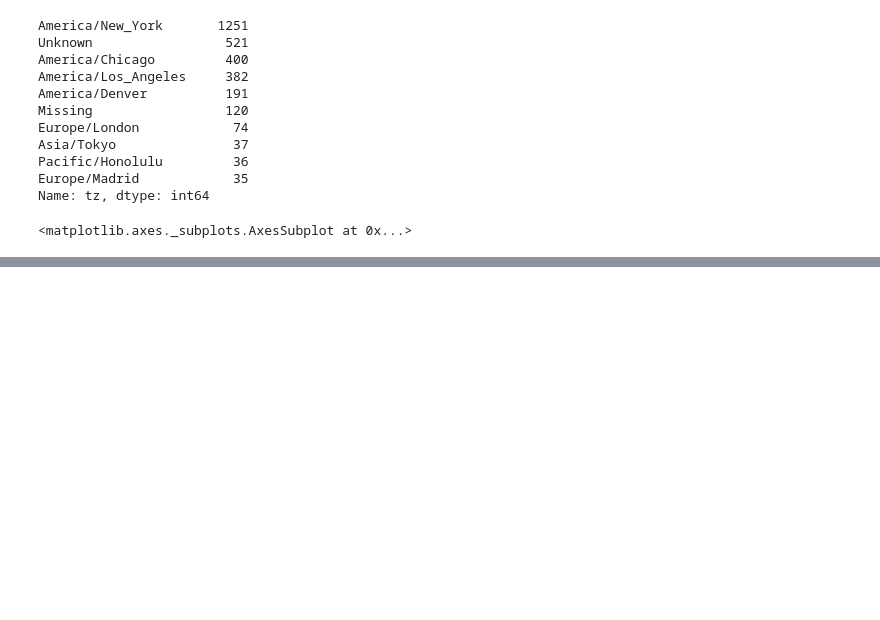
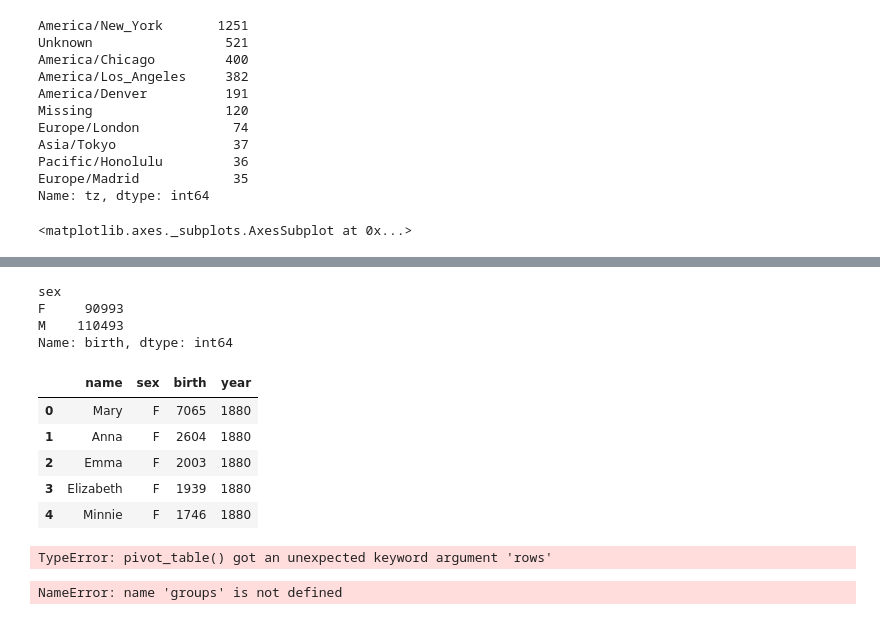
Before and after one commit to siddshah101/pydata-book, a Jupyter notebook: Chapter 2.ipynb, the cells around one changed output, grey strips where cells are left out. Drawn from its saved outputs; the diff is of its cells as text; code cells hidden in the pictures; blank space fills up the shorter version.

```diff
--- a/Chapter 2.ipynb
+++ b/Chapter 2.ipynb
@@ -175,0 +232,31 @@ tz_counts[:10].plot(kind = 'barh', rot=0)
+# %%
+names1880.groupby('sex').birth.sum()
+# %% [output]
+sex
+F     90993
+M    110493
+Name: birth, dtype: int64
+# %%
+years = range(1880,2011)
+pieces = []
+columns = ['name','sex','birth']
+
+for year in years:
+    frame = pd.read_csv(f'/home/jovyan/pydata-book/ch02/names/yob{year}.txt',names = columns)
+    frame['year'] = year
+    pieces.append(frame)
+
+names = pd.concat(pieces, ignore_index = True)
+# %%
+names.head()
+# %% [output]
+|  | name | sex | birth | year |
+| 0 | Mary | F | 7065 | 1880 |
+| 1 | Anna | F | 2604 | 1880 |
+| 2 | Emma | F | 2003 | 1880 |
+| 3 | Elizabeth | F | 1939 | 1880 |
+| 4 | Minnie | F | 1746 | 1880 |
+# %%
+total_births = names.pivot_table('birth',rows = 'year',cols = 'sex', aggfunc = 'sum')
+# %% [output]
+TypeError: pivot_table() got an unexpected keyword argument 'rows'
@@ -175,0 +268,4 @@ tz_counts[:10].plot(kind = 'barh', rot=0)
+# %%
+names = names.groupby(['year','sex']).apply(add_prop)
+# %% [output]
+NameError: name 'groups' is not defined
```
Also changed, not shown: parts of 9 cells of this notebook.
